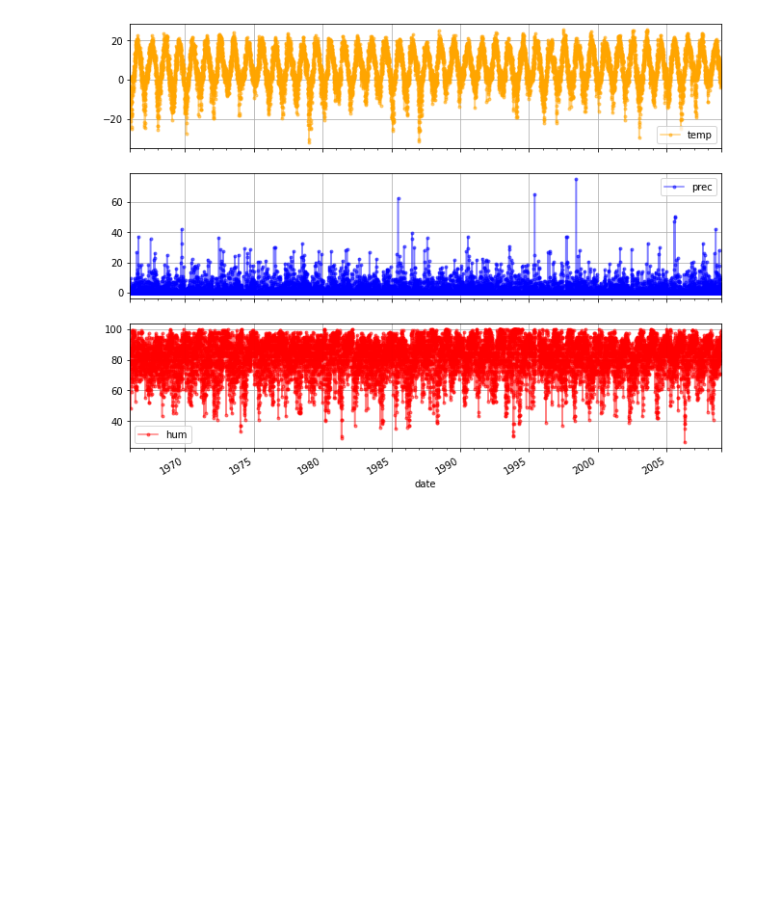
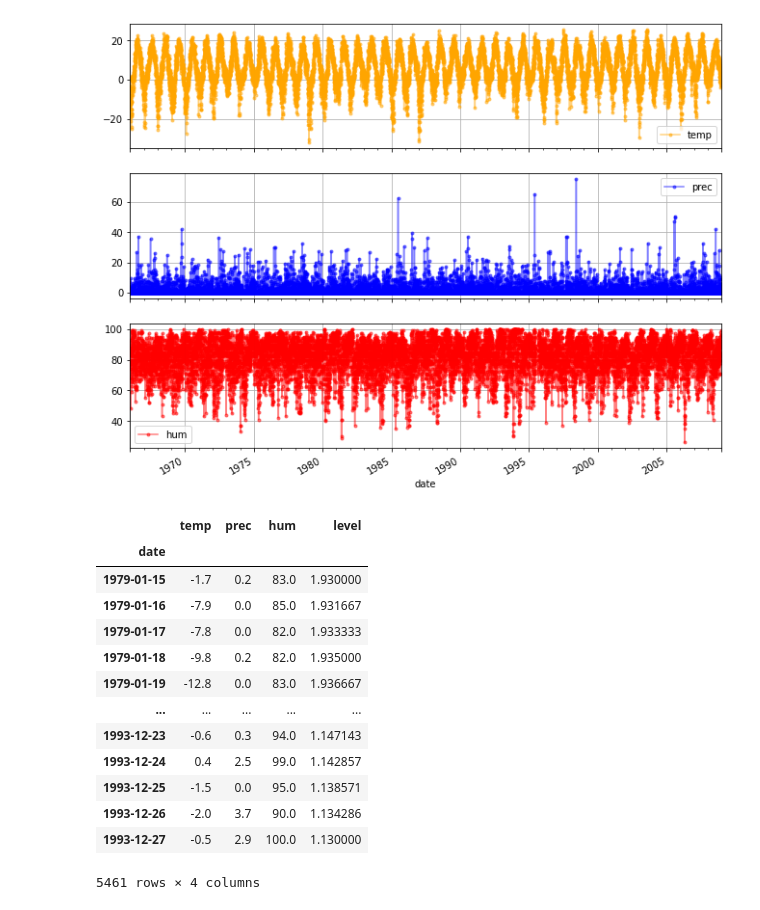
Before and after one commit to didzislauva/jupyter_tutorial, a Jupyter notebook: Laikrinda 2.ipynb, the cells around one changed output. Saved outputs shown, nothing was run; the diff lists cells and outputs as text; code cells hidden in the pictures; blank space fills up the shorter version.

```diff
--- a/Laikrinda 2.ipynb
+++ b/Laikrinda 2.ipynb
@@ -118,3 +118,24 @@ grafiki=meteo[cols].plot(marker=".", alpha=0.5, color=["orange","blue","red"],
                           linestyle=None, figsize=(11,9),subplots=True, grid=True)
 # %% [output]
 [figure]
+# %%
+df=meteo.join(gw, how="inner")
+# %%
+df.dropna(inplace=True)
+# %%
+df
+# %% [output]
+|  | temp | prec | hum | level |
+| date |  |  |  |  |
+| 1979-01-15 | -1.7 | 0.2 | 83.0 | 1.930000 |
+| 1979-01-16 | -7.9 | 0.0 | 85.0 | 1.931667 |
+| 1979-01-17 | -7.8 | 0.0 | 82.0 | 1.933333 |
+| 1979-01-18 | -9.8 | 0.2 | 82.0 | 1.935000 |
+| 1979-01-19 | -12.8 | 0.0 | 83.0 | 1.936667 |
+| ... | ... | ... | ... | ... |
+| 1993-12-23 | -0.6 | 0.3 | 94.0 | 1.147143 |
+| 1993-12-24 | 0.4 | 2.5 | 99.0 | 1.142857 |
+| 1993-12-25 | -1.5 | 0.0 | 95.0 | 1.138571 |
+| 1993-12-26 | -2.0 | 3.7 | 90.0 | 1.134286 |
+| 1993-12-27 | -0.5 | 2.9 | 100.0 | 1.130000 |
+5461 rows × 4 columns
```
